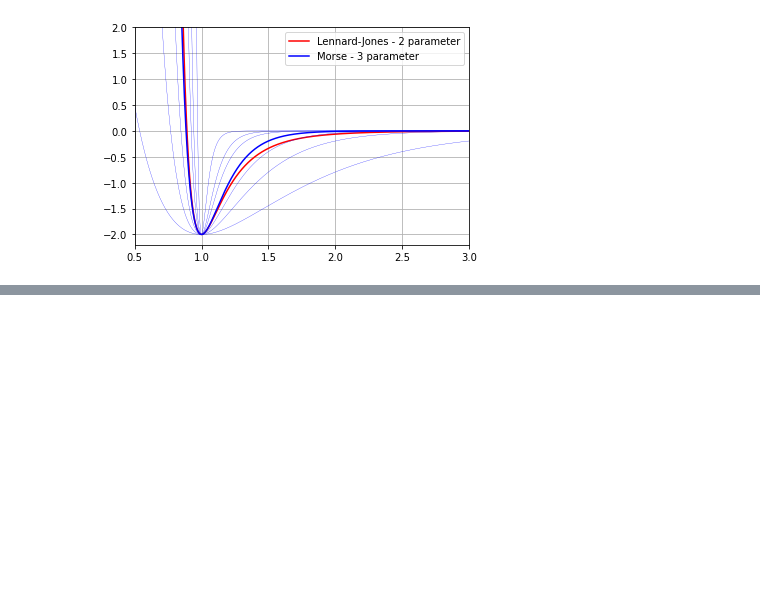
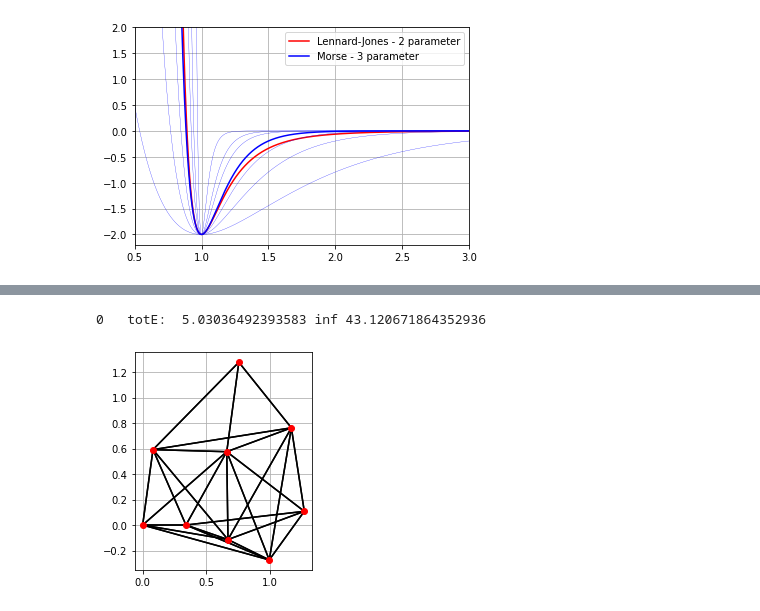
Before and after one commit to cthierfelder/PhysicsInPython, a Jupyter notebook: 14_MoleculeStructure.ipynb, the cells around one changed output, grey strips where cells are left out. Saved outputs shown, nothing was run; the diff lists cells and outputs as text; code cells hidden in the pictures; blank space fills up the shorter version.

```diff
--- a/14_MoleculeStructure.ipynb
+++ b/14_MoleculeStructure.ipynb
@@ -144,0 +161,6 @@ ax.scatter(x,y,z)
+# %%
+parts = optimizeGeometry(parts,maxSteps=30, DS=0.01, energyThresh = 0.00001, forceThresh = 0.1)
+plotPart(parts, figSize = 5)
+# %% [output]
+0   totE:  5.03036492393583 inf 43.120671864352936
+[figure, added]
```
Also changed, not shown: parts of 6 cells of this notebook.
